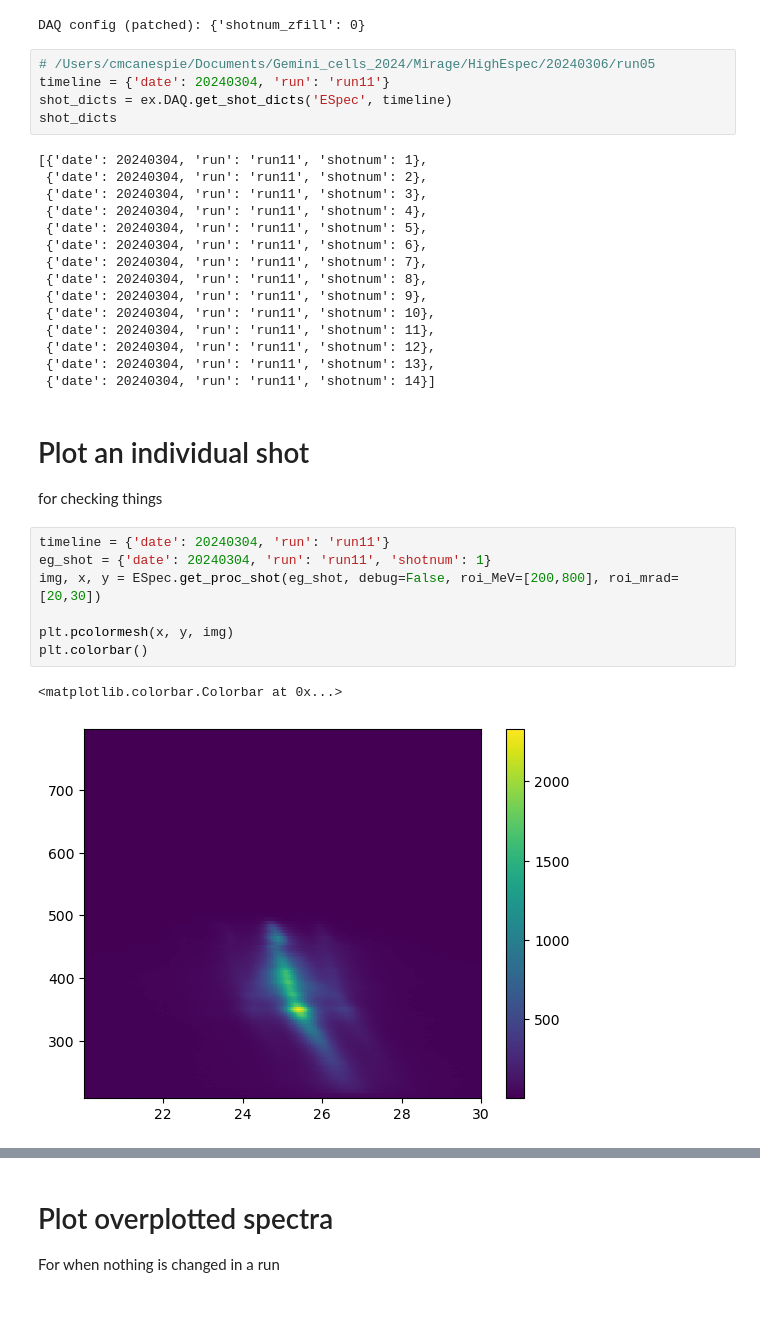
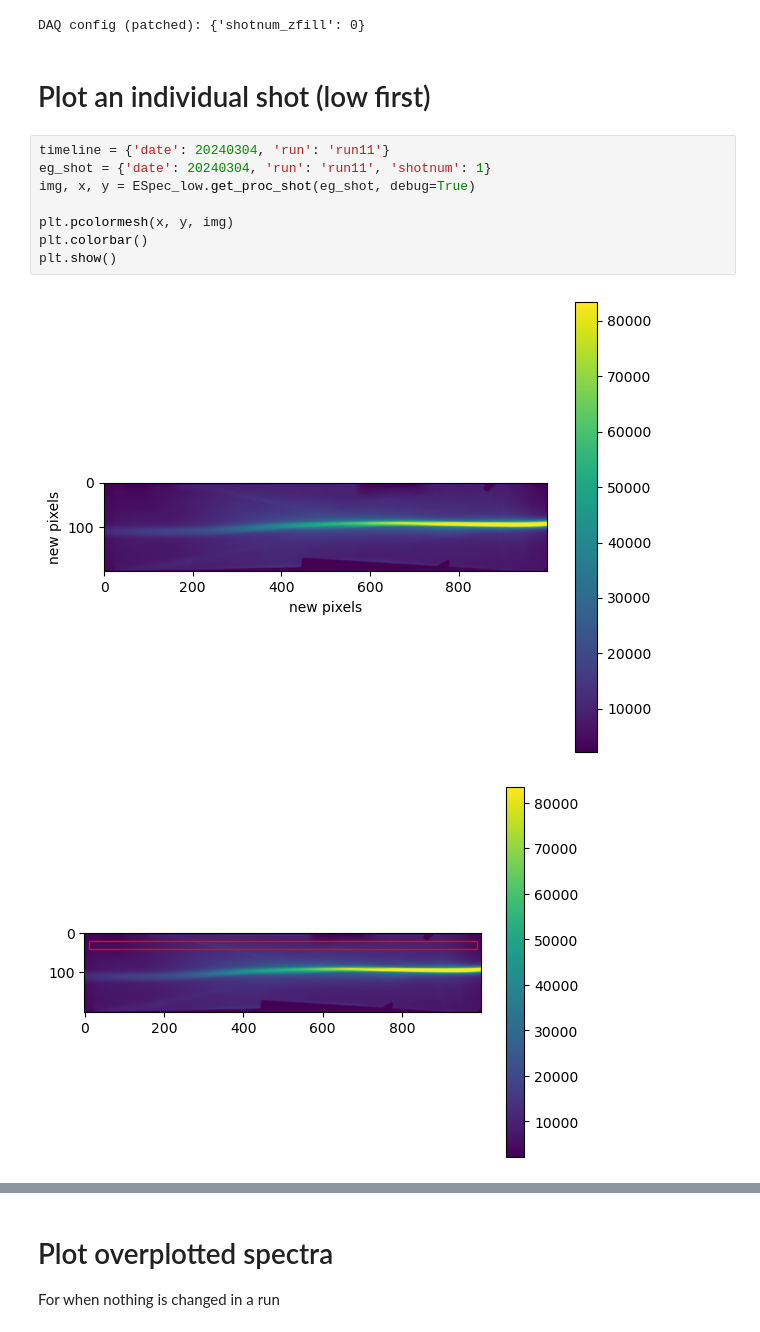
Before and after one commit to cmcanespie01/Gemini_cells_2024, a Jupyter notebook: scripts/ESpec/Espec_plotting.ipynb, the cells around one changed output, grey strips where cells are left out. Drawn from its saved outputs; the diff is of its cells as text.

```diff
--- a/scripts/ESpec/Espec_plotting.ipynb
+++ b/scripts/ESpec/Espec_plotting.ipynb
@@ -34,37 +35,16 @@ ex.DAQ.config.setdefault("shotnum_zfill", 0)
 print("DAQ config (patched):", ex.DAQ.config)
 # %% [output]
 DAQ config (patched): {'shotnum_zfill': 0}
-# %%
-# /Users/cmcanespie/Documents/Gemini_cells_2024/Mirage/HighEspec/20240306/run05
-timeline = {'date': 20240304, 'run': 'run11'}
-shot_dicts = ex.DAQ.get_shot_dicts('ESpec', timeline)
-shot_dicts
-# %% [output]
-[{'date': 20240304, 'run': 'run11', 'shotnum': 1},
- {'date': 20240304, 'run': 'run11', 'shotnum': 2},
- {'date': 20240304, 'run': 'run11', 'shotnum': 3},
- {'date': 20240304, 'run': 'run11', 'shotnum': 4},
- {'date': 20240304, 'run': 'run11', 'shotnum': 5},
- {'date': 20240304, 'run': 'run11', 'shotnum': 6},
- {'date': 20240304, 'run': 'run11', 'shotnum': 7},
- {'date': 20240304, 'run': 'run11', 'shotnum': 8},
- {'date': 20240304, 'run': 'run11', 'shotnum': 9},
- {'date': 20240304, 'run': 'run11', 'shotnum': 10},
- {'date': 20240304, 'run': 'run11', 'shotnum': 11},
- {'date': 20240304, 'run': 'run11', 'shotnum': 12},
- {'date': 20240304, 'run': 'run11', 'shotnum': 13},
- {'date': 20240304, 'run': 'run11', 'shotnum': 14}]
 # %% [markdown]
-# Plot an individual shot
-
-for checking things
+# Plot an individual shot (low first)
 # %%
 timeline = {'date': 20240304, 'run': 'run11'}
 eg_shot = {'date': 20240304, 'run': 'run11', 'shotnum': 1}
-img, x, y = ESpec.get_proc_shot(eg_shot, debug=False, roi_MeV=[200,800], roi_mrad=[20,30])
+img, x, y = ESpec_low.get_proc_shot(eg_shot, debug=True)
 
 plt.pcolormesh(x, y, img)
 plt.colorbar()
+plt.show()
 # %% [output]
-<matplotlib.colorbar.Colorbar at 0x...>
-[figure, old version]
+[figure, new version]
+[figure, added]
```
Also changed, not shown: parts of 6 cells of this notebook, 6 other files.
